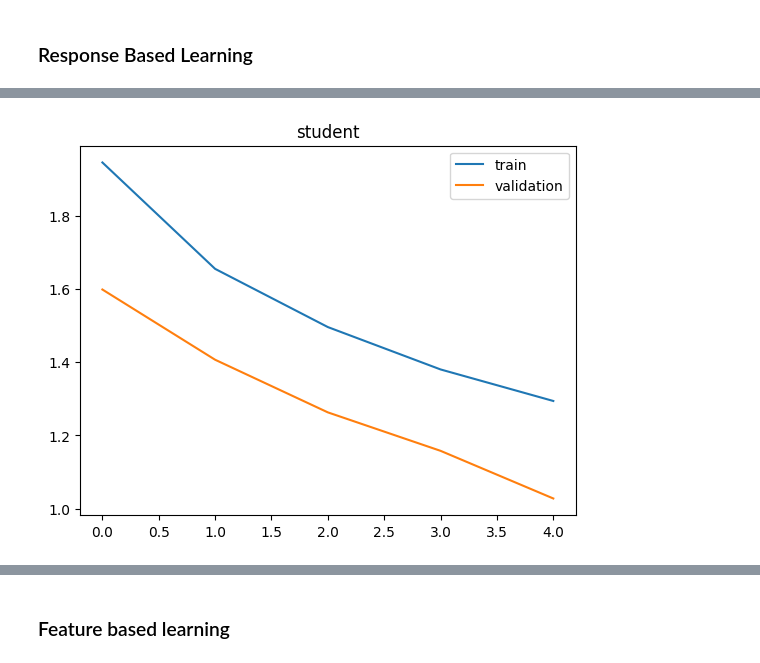
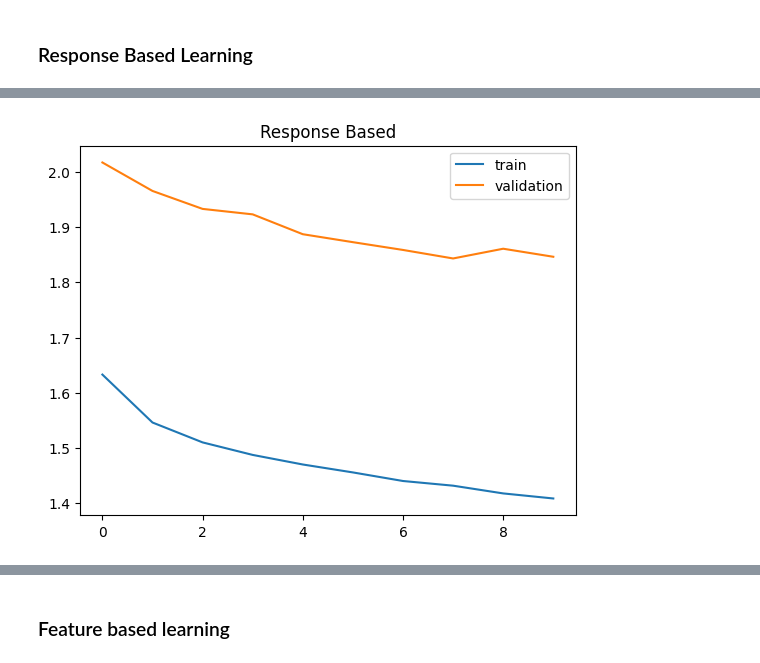
Before and after one commit to hitesh05/Knowledge-Distillation, a Jupyter notebook: ipynb_file/KD_Smai_Project.ipynb, the cells around one changed output, grey strips where cells are left out. Cells and saved outputs as stored; diff of their text form; code cells hidden in the pictures.

```diff
--- a/ipynb_file/KD_Smai_Project.ipynb
+++ b/ipynb_file/KD_Smai_Project.ipynb
@@ -216,5 +254,5 @@ def train_teacher(model, name, num_epochs=10):
 # %%
 epochs = 10
 teacher = Teacher().to(device)
-teacher = train_teacher(teacher, 'Teacher', num_epochs=epochs)
+teacher, train_loss_teacher, val_loss_teacher = train_teacher(teacher, 'Teacher', num_epochs=epochs)
 # %% [output]
@@ -335,7 +388,7 @@ class Student(nn.Module):
         x = self.flatten(x)
         x = self.relu(self.linear1(x))
 
-        x = self.relu(self.linear2(x))
+        x = self.sigmoid(self.linear2(x))
         return x_n, x
 # %%
 student = Student().to(device)
@@ -451,0 +498,6 @@ OTHER WORK TO BE DONE
+# %%
+# Plot the losses
+train_loss = np.load('/content/drive/MyDrive/student_train_loss.npy')
+val_loss = np.load('/content/drive/MyDrive/student_val_loss.npy')
+
+plot_losses(train_loss, val_loss, 'Student')
@@ -452,19 +518,25 @@ OTHER WORK TO BE DONE
 # %% [markdown]
 ## Distiller
 # %%
-def distiller(teacher_model, student_model, alpha=0.1, temperature=3, is_KD_train=False, num_epochs=5):
+def distiller(teacher_model, student_model, alpha=0.1, temperature=3, is_KD_train=False, num_epochs=10):
     optimiser = optim.Adam(student_model.parameters(), lr=1e-3)
-    # loss_func = nn.MSELoss().to(device)
+
     student_loss_fn = nn.CrossEntropyLoss().to(device)
-    # distillation_loss_fn = nn.CrossEntropyLoss().to(device)
+
     # distillation_loss_fn = nn.MSELoss().to(device) # for FitNets
-    distillation_loss_fn = nn.KLDivLoss().to(device) # for Hinton
+    # distillation_loss_fn = nn.KLDivLoss().to(device) # for Hinton
+    if(is_KD_train == False):
+      distillation_loss_fn = nn.MSELoss().to(device)
+    else:
+      distillation_loss_fn = nn.KLDivLoss().to(device)
+
     softmax = nn.Softmax(dim=1)
     train_loss, val_loss = list(), list()
     student_loss_train = list()
 
+    student_model.train()
+
     for epoch in range(num_epochs):
-        student_model.train()
         x = 0
         for batch_idx, (data, target) in enumerate(trainloader):
             data = data.to(device)
@@ -509,15 +581,22 @@ def distiller(teacher_model, student_model, alpha=0.1, temperature=3, is_KD_trai
                 x += loss.item()
             x = x/len(testloader)
             val_loss.append(x)
-        if is_KD_train:
-            print("Epoch: {}, Train Loss: {:.4f}, Test Loss: {:.4f}".format(epoch+1,train_loss[-1],val_loss[-1]))
-        else:
-            print("Epoch: {}, Train Loss: {:.4f}".format(epoch+1,train_loss[-1]))
+        print("Epoch: {}, Train Loss: {:.4f}, Test Loss: {:.4f}".format(epoch+1,train_loss[-1],val_loss[-1]))
+        # if is_KD_train:
+        #     print("Epoch: {}, Train Loss: {:.4f}, Test Loss: {:.4f}".format(epoch+1,train_loss[-1],val_loss[-1]))
+        # else:
+        #     print("Epoch: {}, Train Loss: {:.4f}".format(epoch+1,train_loss[-1]))
 
-    plot_losses(train_loss, val_loss, "student")
+    if(is_KD_train == False):
+      name = 'Feature Based (Fitnets)'
+    else:
+      name = 'Response Based'
+
+    plot_losses(train_loss, val_loss, name)
+    return student_model, train_loss, val_loss
 # %% [markdown]
 ### Response Based Learning
 # %%
 student_resp = Student().to(device)
-distiller(teacher, student_resp, alpha=0.2, temperature=10, is_KD_train=True)
+student_resp, train_loss, val_loss = distiller(teacher, student_resp, alpha=0.2, temperature=10, is_KD_train=True)
 # %% [output]
@@ -529 +613 @@ Epoch: 5, Train Loss: 1.2940, Test Loss: 1.0275
-[figure, old version]
+[figure, new version]
```
Also changed, not shown: parts of 37 cells of this notebook, 2 other files.
